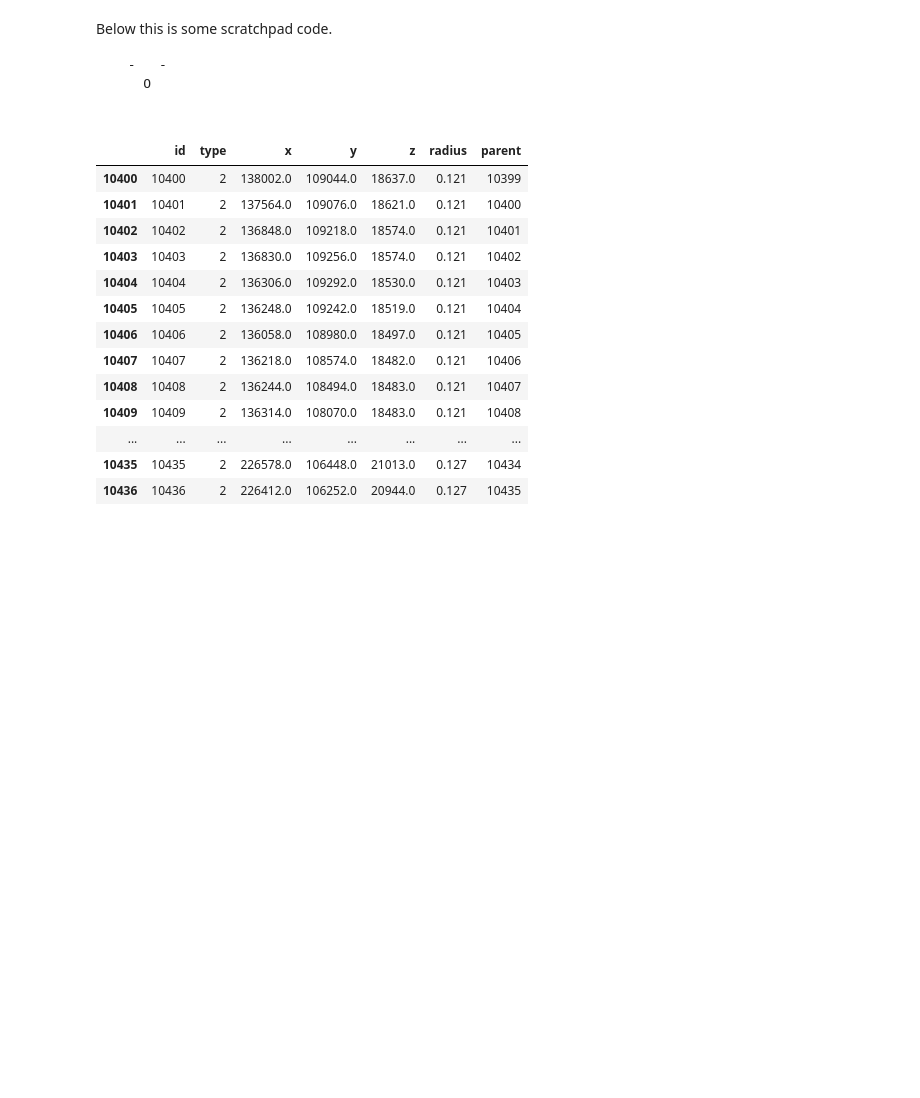
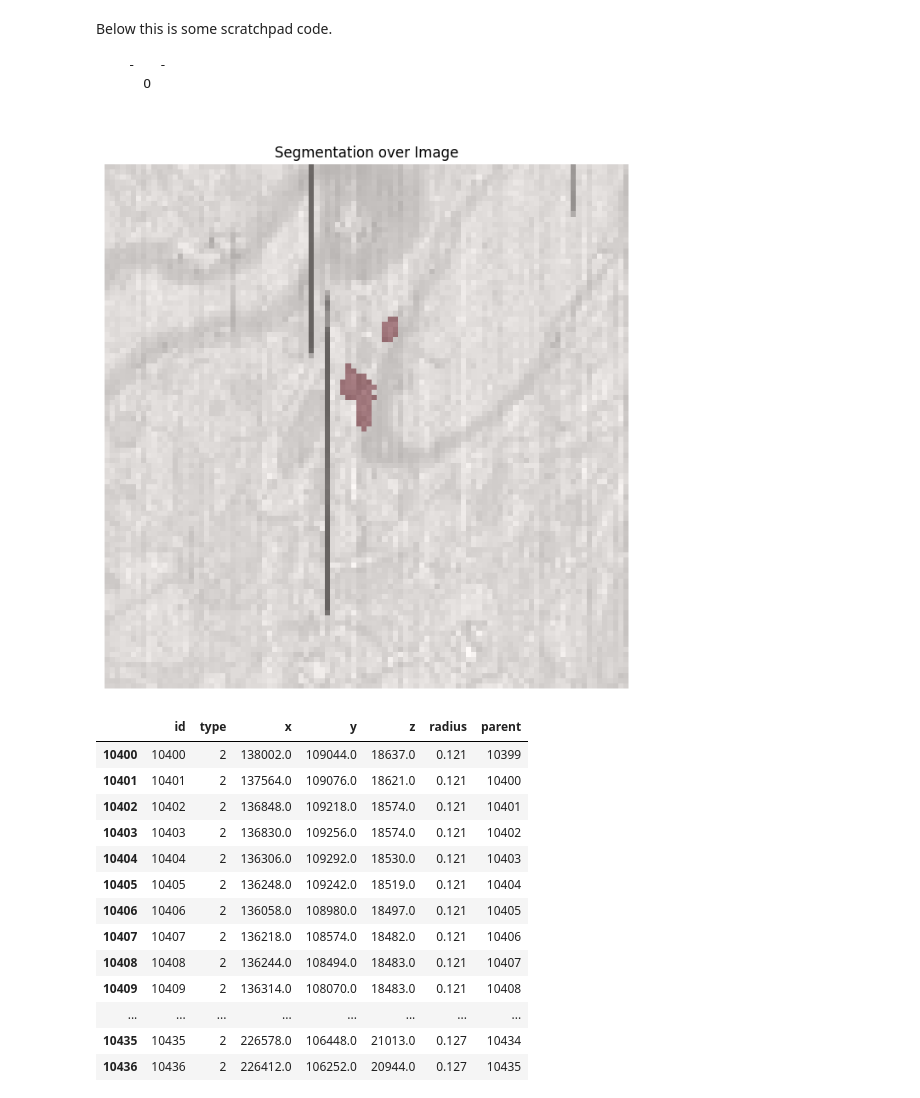
Before and after one commit to cshvarts/Myelin_Extract, a Jupyter notebook: test_0.ipynb, the cells around one changed output. Drawn from its saved outputs; the diff is of its cells as text; code cells hidden in the pictures; blank space fills up the shorter version.

```diff
--- a/test_0.ipynb
+++ b/test_0.ipynb
@@ -370,6 +380,23 @@ Below this is some scratchpad code.
 ~~~~~~~~~
   -   -
     O
+# %%
+plt.figure(figsize=(8, 8))
+
+# Show the grayscale image
+plt.imshow(image, cmap='gray')
+
+# Overlay the segmentation mask with transparency
+# Use a colormap like 'Reds' or 'jet' and set alpha for transparency
+plt.imshow(segs, cmap='Reds', alpha=0.4)
+
+# Optional: remove axis
+plt.axis('off')
+
+plt.title("Segmentation over Image")
+plt.show()
+# %% [output]
+[figure, added]
 # %%
 sk_df_vx.iloc[10400:10440]
 # sk_df_vx.head()
```
Also changed, not shown: parts of 8 cells of this notebook, 4 other files.
